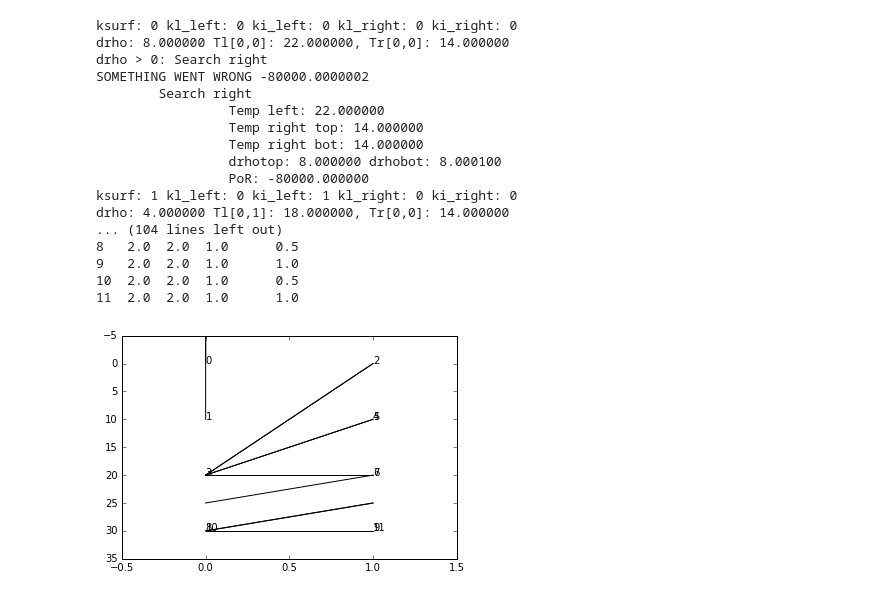
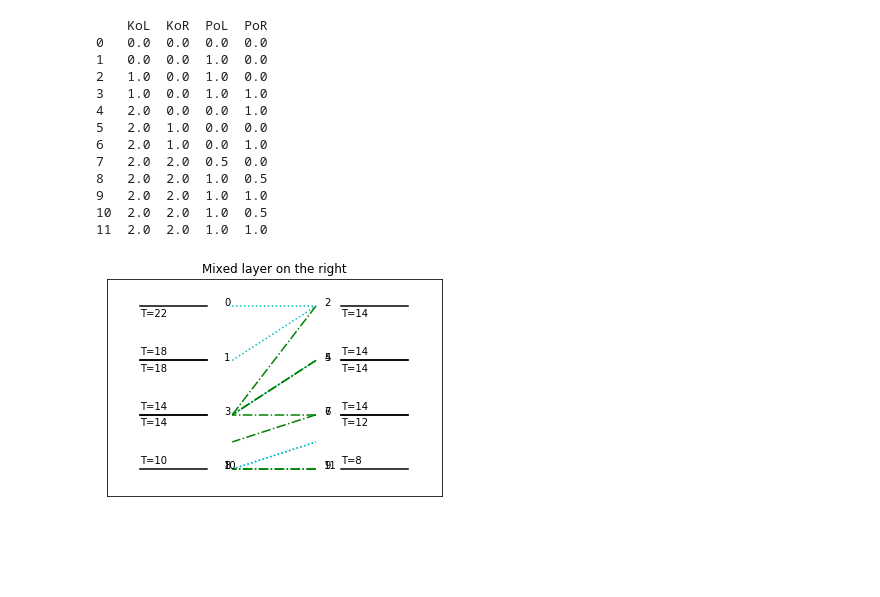
Before and after one commit to ashao/MOM6_cases, a Jupyter notebook: neutral_diffusion/demo/demonstrate_sorting.ipynb, the cells around one changed output. Drawn from its saved outputs; the diff is of its cells as text; code cells hidden in the pictures; blank space fills up the shorter version.

```diff
--- a/neutral_diffusion/demo/demonstrate_sorting.ipynb
+++ b/neutral_diffusion/demo/demonstrate_sorting.ipynb
@@ -235,3 +263,8 @@ def plot_surfaces(KoL, PoL, KoR, PoR, point_left, zl, zr):
+# %%
+def plot_test_case(Tl, Tr, zl, zr, drdt, title):
+  KoL, PoL, KoR, PoR, point_left = sorting_algorithm(Tl,Tr,zl,zr,drdt)
+  plot_surfaces( KoL, PoL, KoR, PoR, point_left, zl, zr, Tl, Tr, title)
+  print(pd.DataFrame( {'KoL':KoL, 'KoR':KoR, 'PoL':PoL, 'PoR':PoR}))
 # %%
 Tl[0,:] = [22,18]
 Tl[1,:] = [18,14]
@@ -272,0 +314,8 @@ SOMETHING WENT WRONG -0.5
+# %%
+Tl[0,:] = [20,16]
+Tl[1,:] = [16,12]
+Tl[2,:] = [12,8]
+Tr[0,:] = [22,18]
+Tr[1,:] = [18,14]
+Tr[2,:] = [14,10]
+plot_test_case(Tl,Tr,zl,zr,drdt,'Left slightly cooler')
@@ -273,32 +337,25 @@ SOMETHING WENT WRONG -0.5
 # %%
 Tl[0,:] = [22,18]
 Tl[1,:] = [18,14]
 Tl[2,:] = [14,10]
 Tr[0,:] = [14,14]
 Tr[1,:] = [14,14]
 Tr[2,:] = [12,8]
-
-KoL, PoL, KoR, PoR, point_left = sorting_algorithm(Tl,Tr,zl,zr,drdt,verbose=True)
-plot_surfaces( KoL, PoL, KoR, PoR, point_left, zl, zr )
-print(pd.DataFrame( {'KoL':KoL, 'KoR':KoR, 'PoL':PoL, 'PoR':PoR} ))
+plot_test_case(Tl,Tr,zl,zr,drdt,'Mixed layer on the right')
 # %% [output]
-ksurf: 0 kl_left: 0 ki_left: 0 kl_right: 0 ki_right: 0
-drho: 8.000000 Tl[0,0]: 22.000000, Tr[0,0]: 14.000000
-drho > 0: Search right
-SOMETHING WENT WRONG -80000.0000002
-        Search right
-                 Temp left: 22.000000
-                 Temp right top: 14.000000
-                 Temp right bot: 14.000000
-                 drhotop: 8.000000 drhobot: 8.000100
-                 PoR: -80000.000000
-ksurf: 1 kl_left: 0 ki_left: 1 kl_right: 0 ki_right: 0
-drho: 4.000000 Tl[0,1]: 18.000000, Tr[0,0]: 14.000000
-... (104 lines left out)
-8   2.0  2.0  1.0      0.5
-9   2.0  2.0  1.0      1.0
-10  2.0  2.0  1.0      0.5
-11  2.0  2.0  1.0      1.0
+    KoL  KoR  PoL  PoR
+0   0.0  0.0  0.0  0.0
+1   0.0  0.0  1.0  0.0
+2   1.0  0.0  1.0  0.0
+3   1.0  0.0  1.0  1.0
+4   2.0  0.0  0.0  1.0
+5   2.0  1.0  0.0  0.0
+6   2.0  1.0  0.0  1.0
+7   2.0  2.0  0.5  0.0
+8   2.0  2.0  1.0  0.5
+9   2.0  2.0  1.0  1.0
+10  2.0  2.0  1.0  0.5
+11  2.0  2.0  1.0  1.0
-[figure, old version]
+[figure, new version]
 # %%
 Tl[0,:] = [14,14]
```
Also changed, not shown: parts of 7 cells of this notebook.
